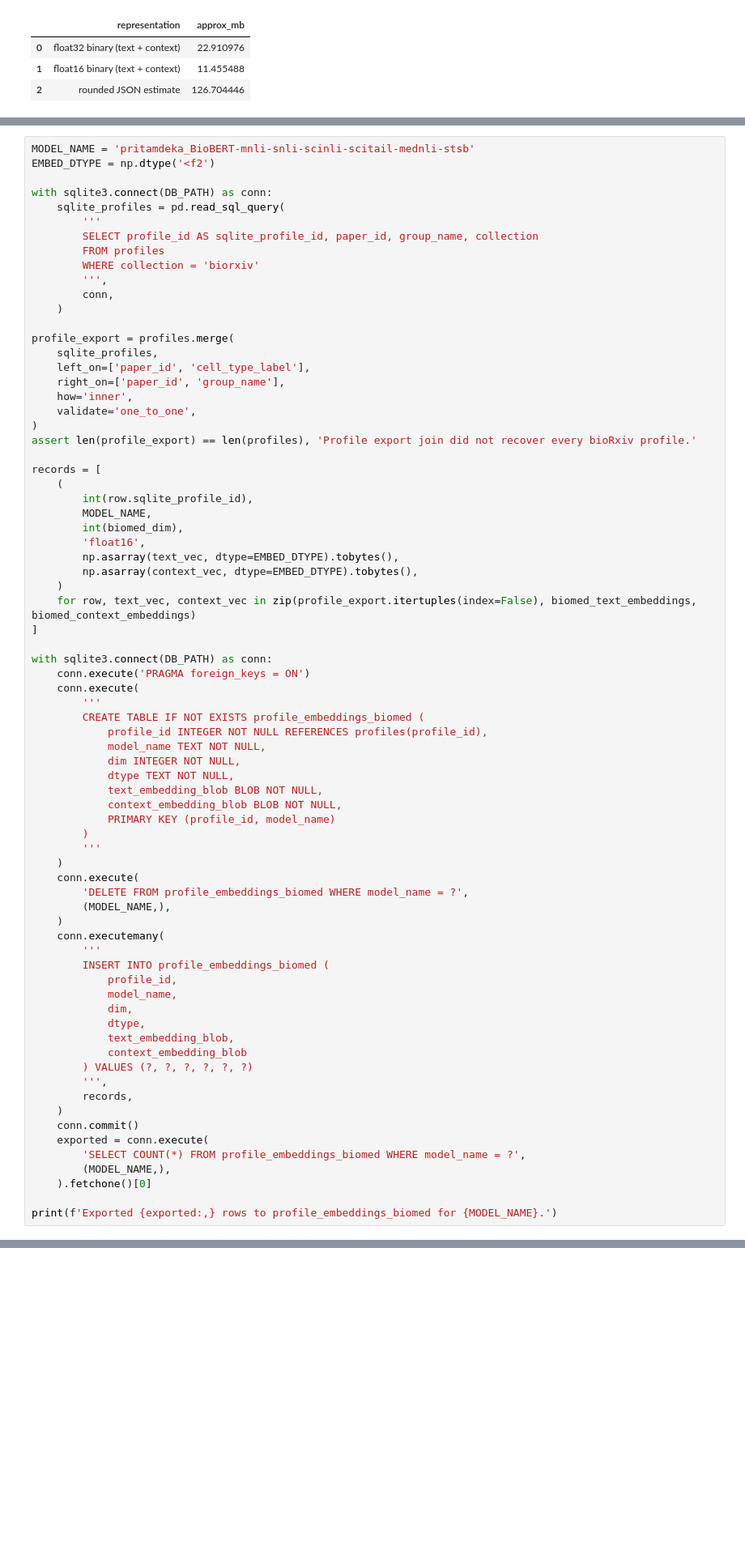
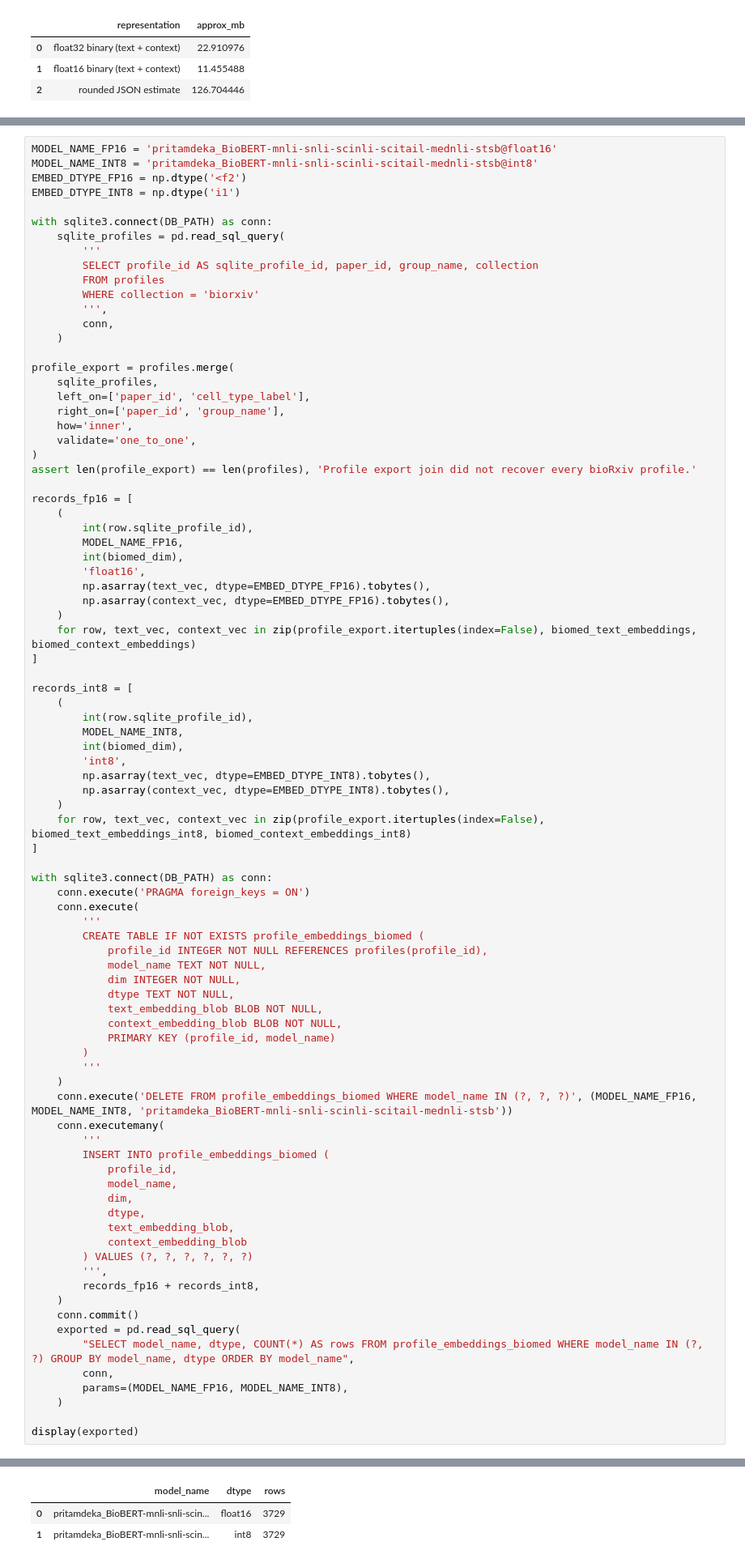
Before and after one commit to sbooeshaghi/llmarkers, a Jupyter notebook: analysis/virtual_cell_mvp.ipynb, the cells around one changed output, grey strips where cells are left out. Shown at 81% size. Saved outputs shown, nothing was run; the diff lists cells and outputs as text; blank space fills up the shorter version.

```diff
--- a/analysis/virtual_cell_mvp.ipynb
+++ b/analysis/virtual_cell_mvp.ipynb
@@ -618,8 +697,10 @@ This cell writes the biomedical profile embeddings into a dedicated SQLite table
 
 This keeps the export separate from the existing browser-safe embedding columns used by the current website.
 # %%
-MODEL_NAME = 'pritamdeka_BioBERT-mnli-snli-scinli-scitail-mednli-stsb'
-EMBED_DTYPE = np.dtype('<f2')
+MODEL_NAME_FP16 = 'pritamdeka_BioBERT-mnli-snli-scinli-scitail-mednli-stsb@float16'
+MODEL_NAME_INT8 = 'pritamdeka_BioBERT-mnli-snli-scinli-scitail-mednli-stsb@int8'
+EMBED_DTYPE_FP16 = np.dtype('<f2')
+EMBED_DTYPE_INT8 = np.dtype('i1')
 
 with sqlite3.connect(DB_PATH) as conn:
     sqlite_profiles = pd.read_sql_query(
@@ -640,16 +721,28 @@ profile_export = profiles.merge(
 )
 assert len(profile_export) == len(profiles), 'Profile export join did not recover every bioRxiv profile.'
 
-records = [
+records_fp16 = [
     (
         int(row.sqlite_profile_id),
-        MODEL_NAME,
+        MODEL_NAME_FP16,
         int(biomed_dim),
         'float16',
-        np.asarray(text_vec, dtype=EMBED_DTYPE).tobytes(),
-        np.asarray(context_vec, dtype=EMBED_DTYPE).tobytes(),
+        np.asarray(text_vec, dtype=EMBED_DTYPE_FP16).tobytes(),
+        np.asarray(context_vec, dtype=EMBED_DTYPE_FP16).tobytes(),
     )
     for row, text_vec, context_vec in zip(profile_export.itertuples(index=False), biomed_text_embeddings, biomed_context_embeddings)
+]
+
+records_int8 = [
+    (
+        int(row.sqlite_profile_id),
+        MODEL_NAME_INT8,
+        int(biomed_dim),
+        'int8',
+        np.asarray(text_vec, dtype=EMBED_DTYPE_INT8).tobytes(),
+        np.asarray(context_vec, dtype=EMBED_DTYPE_INT8).tobytes(),
+    )
+    for row, text_vec, context_vec in zip(profile_export.itertuples(index=False), biomed_text_embeddings_int8, biomed_context_embeddings_int8)
 ]
 
 with sqlite3.connect(DB_PATH) as conn:
@@ -667,10 +760,7 @@ with sqlite3.connect(DB_PATH) as conn:
         )
         '''
     )
-    conn.execute(
-        'DELETE FROM profile_embeddings_biomed WHERE model_name = ?',
-        (MODEL_NAME,),
-    )
+    conn.execute('DELETE FROM profile_embeddings_biomed WHERE model_name IN (?, ?, ?)', (MODEL_NAME_FP16, MODEL_NAME_INT8, 'pritamdeka_BioBERT-mnli-snli-scinli-scitail-mednli-stsb'))
     conn.executemany(
         '''
         INSERT INTO profile_embeddings_biomed (
@@ -682,13 +772,14 @@ with sqlite3.connect(DB_PATH) as conn:
             context_embedding_blob
         ) VALUES (?, ?, ?, ?, ?, ?)
         ''',
-        records,
+        records_fp16 + records_int8,
     )
     conn.commit()
-    exported = conn.execute(
-        'SELECT COUNT(*) FROM profile_embeddings_biomed WHERE model_name = ?',
-        (MODEL_NAME,),
-    ).fetchone()[0]
+    exported = pd.read_sql_query(
+        "SELECT model_name, dtype, COUNT(*) AS rows FROM profile_embeddings_biomed WHERE model_name IN (?, ?) GROUP BY model_name, dtype ORDER BY model_name",
+        conn,
+        params=(MODEL_NAME_FP16, MODEL_NAME_INT8),
+    )
 
-print(f'Exported {exported:,} rows to profile_embeddings_biomed for {MODEL_NAME}.')
+display(exported)
 # %% [output]
@@ -696,3 +786,6 @@ Exported 3,729 rows to profile_embeddings_biomed for pritamdeka_BioBERT-mnli-snl
+|  | model_name | dtype | rows |
+| 0 | pritamdeka_BioBERT-mnli-snli-scin... | float16 | 3729 |
+| 1 | pritamdeka_BioBERT-mnli-snli-scin... | int8 | 3729 |
 # %% [markdown]
 ## What this MVP shows
 
```
Also changed, not shown: parts of 5 cells of this notebook, 1 other file.
